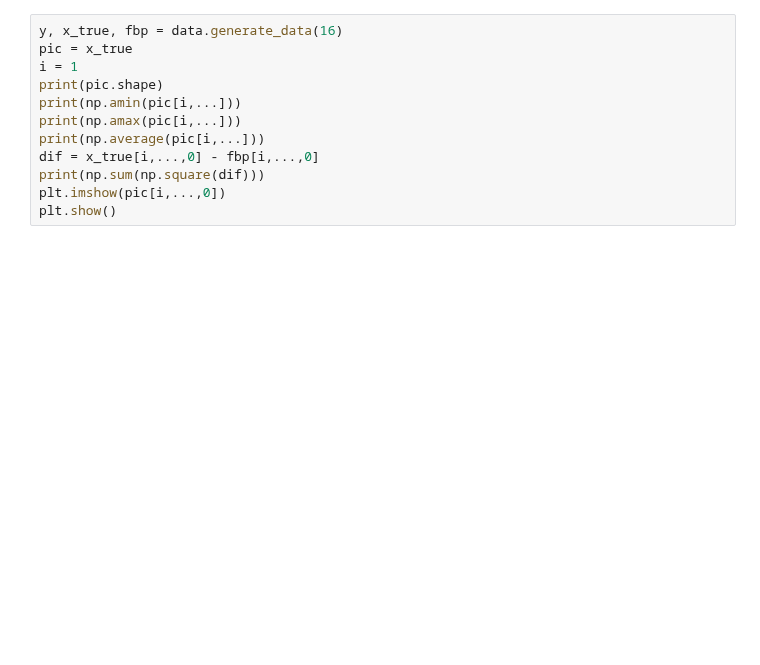
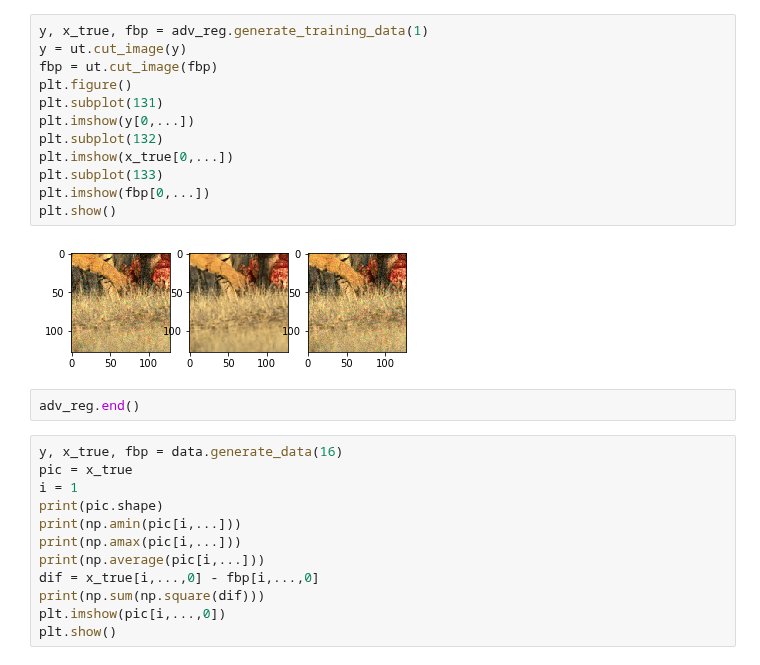
Before and after one commit to lunz-s/DeepAdverserialRegulariser, a Jupyter notebook: test.ipynb, the cells around one changed output. Saved outputs shown, nothing was run; the diff lists cells and outputs as text; blank space fills up the shorter version.

Commit message:
color image handling bug fix

```diff
--- a/test.ipynb
+++ b/test.ipynb
@@ -29,3 +42,19 @@ No save found
+# %%
+y, x_true, fbp = adv_reg.generate_training_data(1)
+y = ut.cut_image(y)
+fbp = ut.cut_image(fbp)
+plt.figure()
+plt.subplot(131)
+plt.imshow(y[0,...])
+plt.subplot(132)
+plt.imshow(x_true[0,...])
+plt.subplot(133)
+plt.imshow(fbp[0,...])
+plt.show()
+# %% [output]
+[figure, added]
+# %%
+adv_reg.end()
 # %%
 y, x_true, fbp = data.generate_data(16)
 pic = x_true
```
Also changed, not shown: parts of 4 cells of this notebook, 2 other files.
